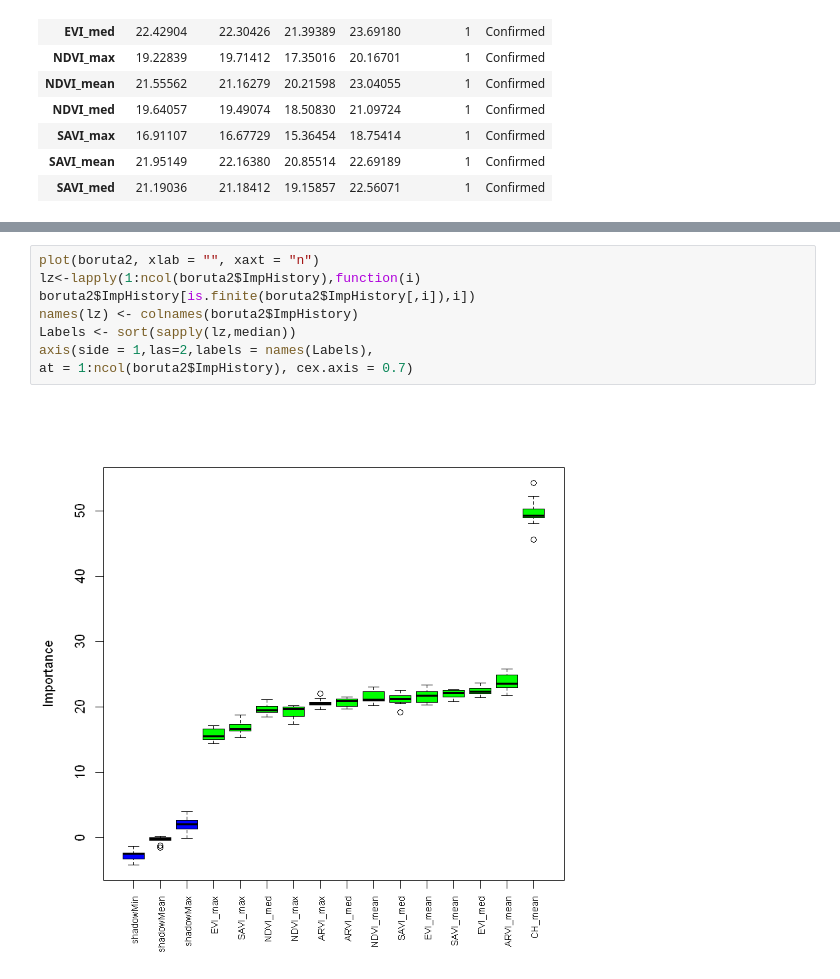
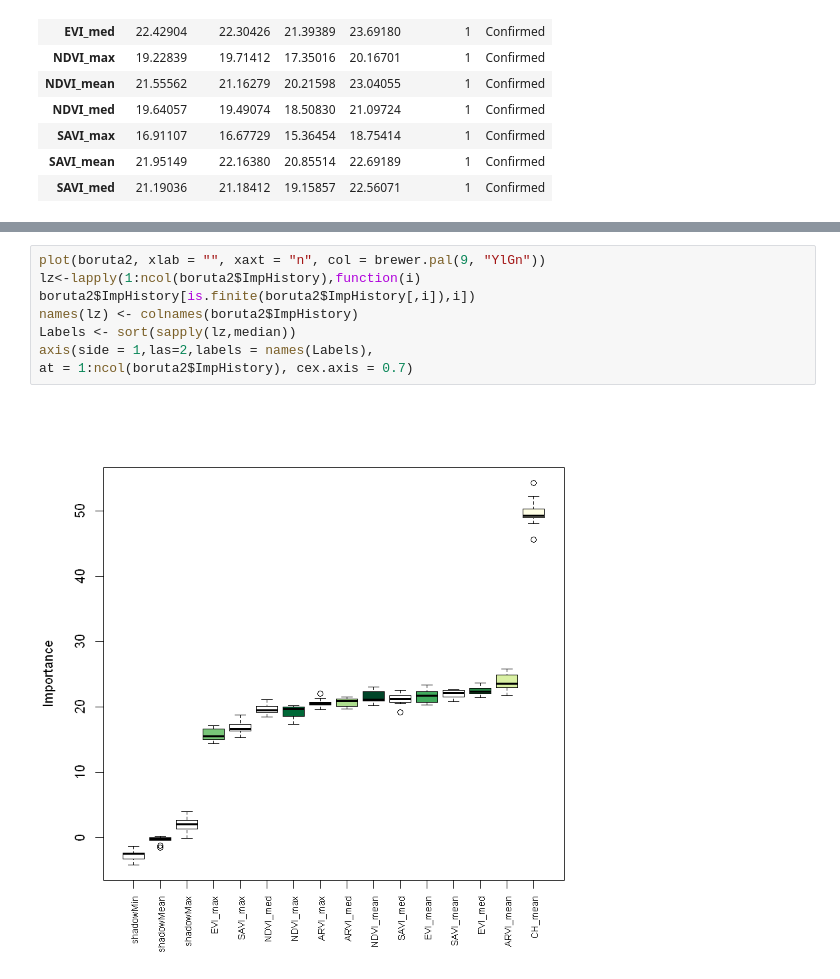
Before and after one commit to kh-bh/EarthScienceSVSM, a Jupyter notebook: Important Variables (R).ipynb, the cells around one changed output, grey strips where cells are left out. Drawn from its saved outputs; the diff is of its cells as text.

```diff
--- a/Important Variables (R).ipynb
+++ b/Important Variables (R).ipynb
@@ -241,10 +266,10 @@ attStats(boruta2)
 # %%
-plot(boruta2, xlab = "", xaxt = "n")
+plot(boruta2, xlab = "", xaxt = "n", col = brewer.pal(9, "YlGn"))
 lz<-lapply(1:ncol(boruta2$ImpHistory),function(i)
 boruta2$ImpHistory[is.finite(boruta2$ImpHistory[,i]),i])
 names(lz) <- colnames(boruta2$ImpHistory)
 Labels <- sort(sapply(lz,median))
 axis(side = 1,las=2,labels = names(Labels),
 at = 1:ncol(boruta2$ImpHistory), cex.axis = 0.7)
 # %% [output]
-[figure, old version]
+[figure, new version]
```
Also changed, not shown: parts of 12 cells of this notebook.
